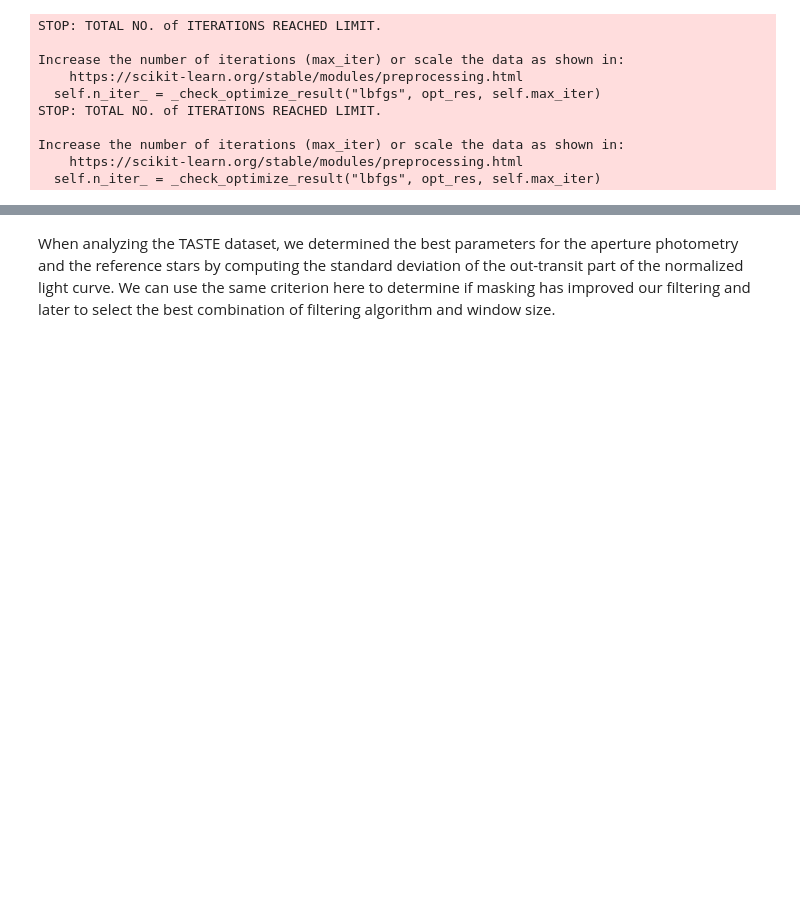
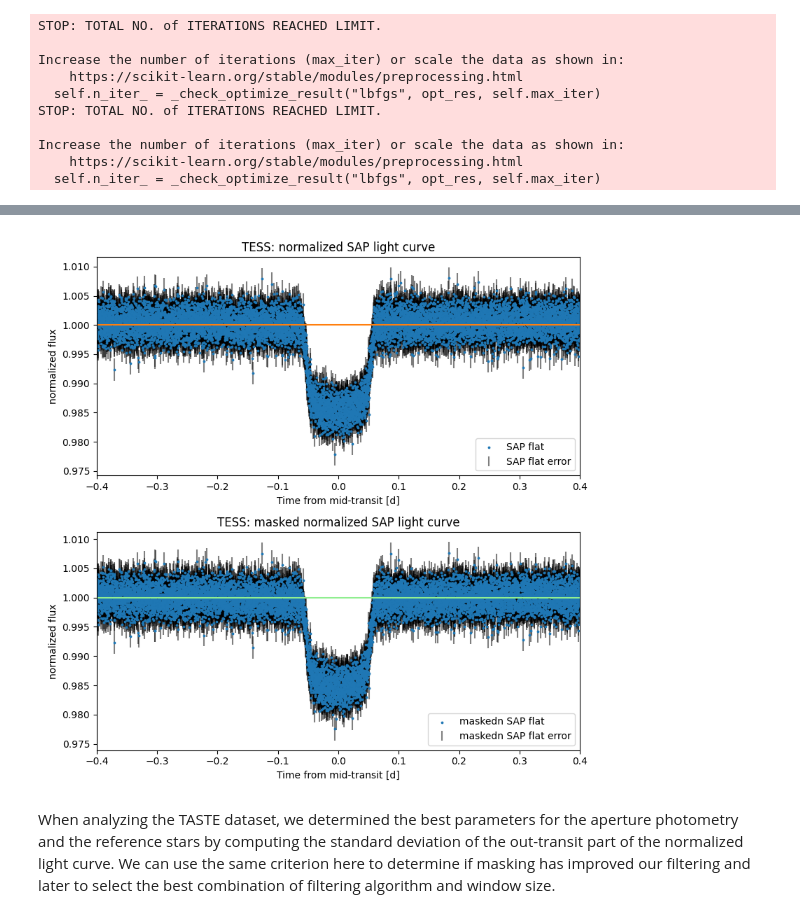
Before and after one commit to marcoboscato/exoplanet_lab2023, a Jupyter notebook: WASP-12 LAB/TESS/3_lightcurve_filtering.ipynb, the cells around one changed output, grey strips where cells are left out. Saved outputs shown, nothing was run; the diff lists cells and outputs as text; code cells hidden in the pictures; blank space fills up the shorter version.

```diff
--- a/WASP-12 LAB/TESS/3_lightcurve_filtering.ipynb
+++ b/WASP-12 LAB/TESS/3_lightcurve_filtering.ipynb
@@ -175,3 +179,33 @@ plt.show()
+# %%
+# faccio er subplot
+plt.figure(figsize=(8,8))
+plt.subplot(211)
+plt.title('TESS: normalized SAP light curve')
+plt.scatter(phase_folded_time, sap_flatten_flux, c='C0', s=3, label='SAP flat')
+plt.errorbar(phase_folded_time, sap_flatten_flux, yerr=sap_flux_error/sap_flatten_model,
+             ecolor='k', fmt=' ', alpha=0.5, zorder=-1, label='SAP flat error')
+plt.xlabel('Time from mid-transit [d]')
+plt.ylabel('normalized flux')
+plt.xlim(-0.4, 0.4)
+plt.axhline(1.000, c='C1')
+plt.legend(loc='lower right')
+plt.tight_layout()
+
+plt.subplot(212)
+plt.title('TESS: masked normalized SAP light curve')
+plt.scatter(phase_folded_time, sap_masked_flatten_flux, c='C0', s=3, label='maskedn SAP flat')
+plt.errorbar(phase_folded_time, sap_masked_flatten_flux, yerr=sap_flux_error/sap_flatten_model,
+             ecolor='k', fmt=' ', alpha=0.5, zorder=-1, label='maskedn SAP flat error')
+plt.xlabel('Time from mid-transit [d]')
+plt.ylabel('normalized flux')
+plt.xlim(-0.4, 0.4)
+plt.axhline(1.000, c='lightgreen')
+plt.legend(loc='lower right')
+plt.tight_layout()
+
+plt.show()
+# %% [output]
+[figure, added]
 # %% [markdown]
 When analyzing the TASTE dataset, we determined the best parameters for the aperture photometry and the reference stars by computing the standard deviation of the out-transit part of the normalized light curve. We can use the same criterion here to determine if masking has improved our filtering and later to select the best combination of filtering algorithm and window size.
 # %%
```
Also changed, not shown: parts of 6 cells of this notebook.
